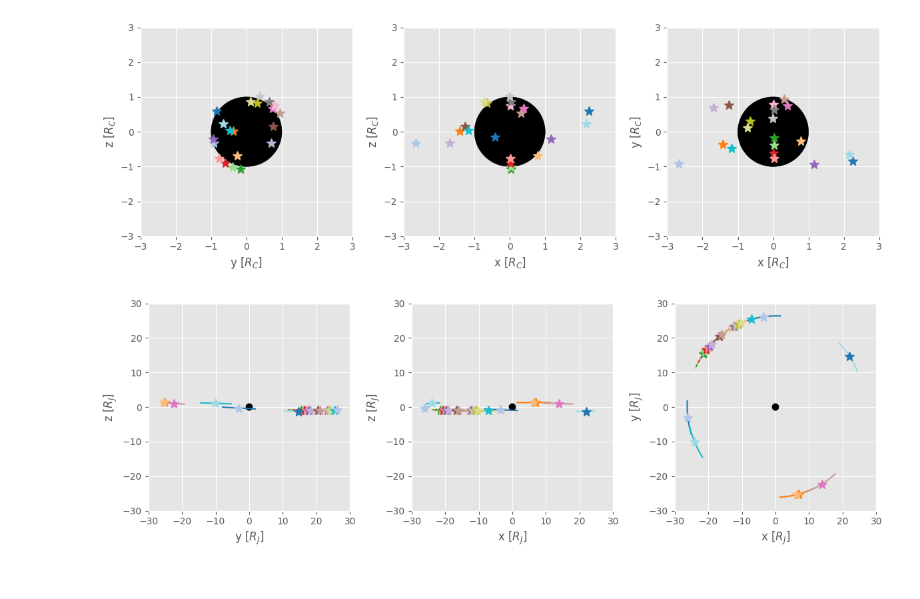
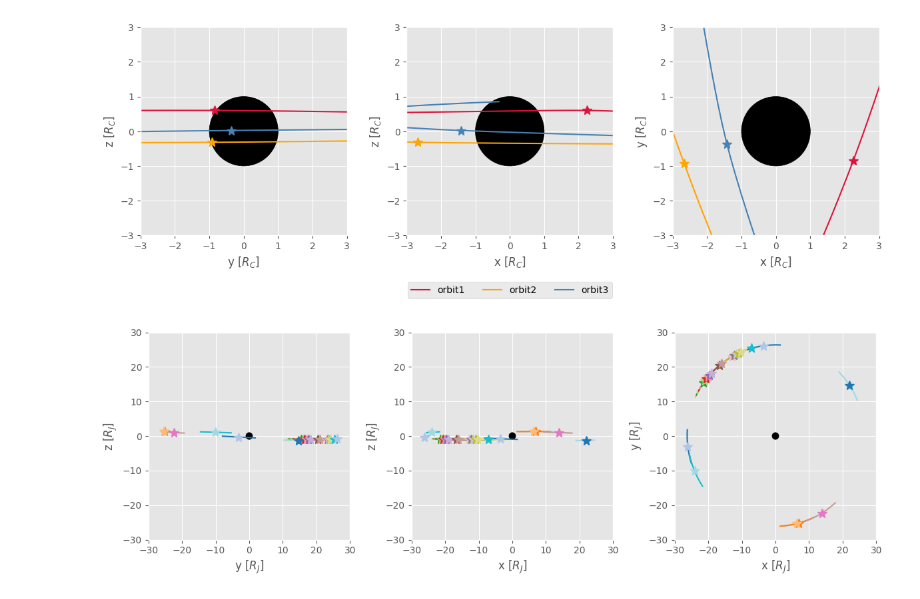
Before and after one commit to vera-br/Callisto, a Jupyter notebook: plotting.ipynb, the cells around one changed output. Saved outputs shown, nothing was run; the diff lists cells and outputs as text; code cells hidden in the pictures.

Commit message:
added day/night line and made plots for monday

```diff
--- a/plotting.ipynb
+++ b/plotting.ipynb
@@ -2,16 +2,16 @@
 from functions import *
 
 # load orbit data
-Juice = get_spice_data('juice', 'callisto', 'cphio')
-Callisto = get_spice_data("callisto", "jupiter", "jupsunorb")
-Callisto_SIII = get_spice_data("callisto", "jupiter", "SIII")
-Jupiter = get_spice_data('jupiter', 'sun', 'IAU_SUN')
+Juice = get_spice_data('juice', 'callisto', 'cphio', 'J')
+Callisto = get_spice_data("callisto", "jupiter", "jupsunorb", 'J')
+Callisto_SIII = get_spice_data("callisto", "jupiter", "SIII", 'J')
+Jupiter = get_spice_data('jupiter', 'sun', 'IAU_SUN', 'J')
 
 Galileo, Galileo_meas = get_pds_data()
 
 # save CA data
 Juice_CA, Callisto_CA, Callisto_SIII_CA, Jupiter_CA = closest_approach_data_4(Juice, Callisto, Callisto_SIII, Jupiter)
-Galileo_CA = closest_approach_data(Galileo)
+#Galileo_CA = closest_approach_data(Galileo)
 # %%
 # Plotting trajectories
 
@@ -23,7 +23,7 @@ def add_callisto_circle(ax):
     return ax
 
 plt.style.use('ggplot')
-fig, axes = plt.subplots(1, 3, figsize=(12, 4))
+fig, axes = plt.subplots(1, 3, figsize=(12, 4.5))
 
 # Defining and applying the common limits
 common_xlim = (-lim, lim)
@@ -42,40 +42,45 @@ axes[2].set_ylim(common_zlim)
 for i in range(3):
     axes[i] = add_callisto_circle(axes[i])
 
 # Set the labels
 axes[2].set_xlabel('x [$R_C$]')
 axes[2].set_ylabel('y [$R_C$]')
 
 axes[1].set_xlabel('x [$R_C$]')
 axes[1].set_ylabel('z [$R_C$]')
 
 axes[0].set_xlabel('y [$R_C$]')
 axes[0].set_ylabel('z [$R_C$]')
 
 # Create a color palette with 21 different colors
 from itertools import cycle
 
-colors = plt.cm.tab20.colors
+colors = ['crimson', 'orange', 'steelblue']
 color_cycle = cycle(colors)
-'''
-for orbit, vector in Juice.items():
+
+for i, (orbit, vector) in enumerate(Juice.items()):
+    if i >= 3:
+        break
     color = next(color_cycle)
 
     axes[0].plot(vector[2] / R_C, vector[3] / R_C, color=color)
     axes[1].plot(vector[1] / R_C, vector[3] / R_C, color=color, label=orbit)
     axes[2].plot(vector[1] / R_C, vector[2] / R_C, color=color)
-'''
-for orbit, vector in Juice_CA.items():
+
+for i, (orbit, vector) in enumerate(Juice_CA.items()):
+    if i >= 3:
+        break
     color = next(color_cycle)
 
     axes[0].plot(vector[2] / R_C, vector[3] / R_C, '*', markersize=10, color=color)
     axes[1].plot(vector[1] / R_C, vector[3] / R_C, '*', markersize=10, color=color)
     axes[2].plot(vector[1] / R_C, vector[2] / R_C, '*', markersize=10, color=color)
 
-#axes[1].legend(loc='upper center', bbox_to_anchor=(0.5, -0.2), ncol=7)
+
+axes[1].legend(loc='upper center', bbox_to_anchor=(0.5, -0.2), ncol=7)
 plt.tight_layout()
 # %% [output]
-[figure, old version]
+[figure, new version]
 # %%
 # Plotting trajectories: Callisto around Jupiter
 
```
Also changed, not shown: 4 other files.
